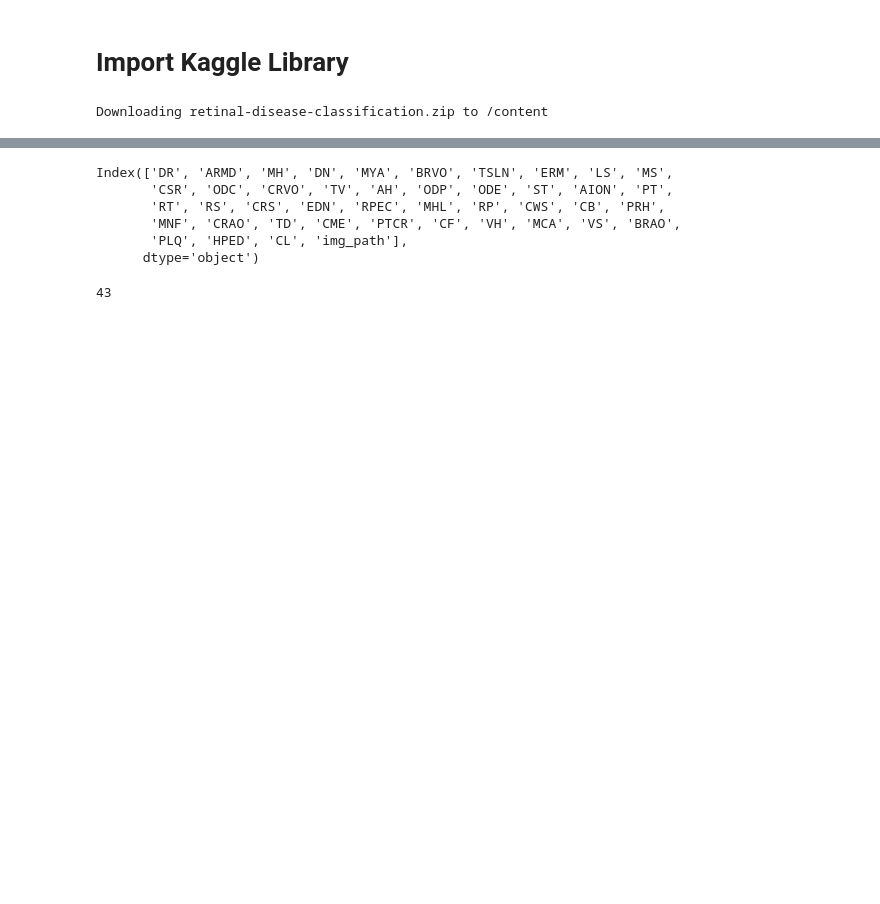
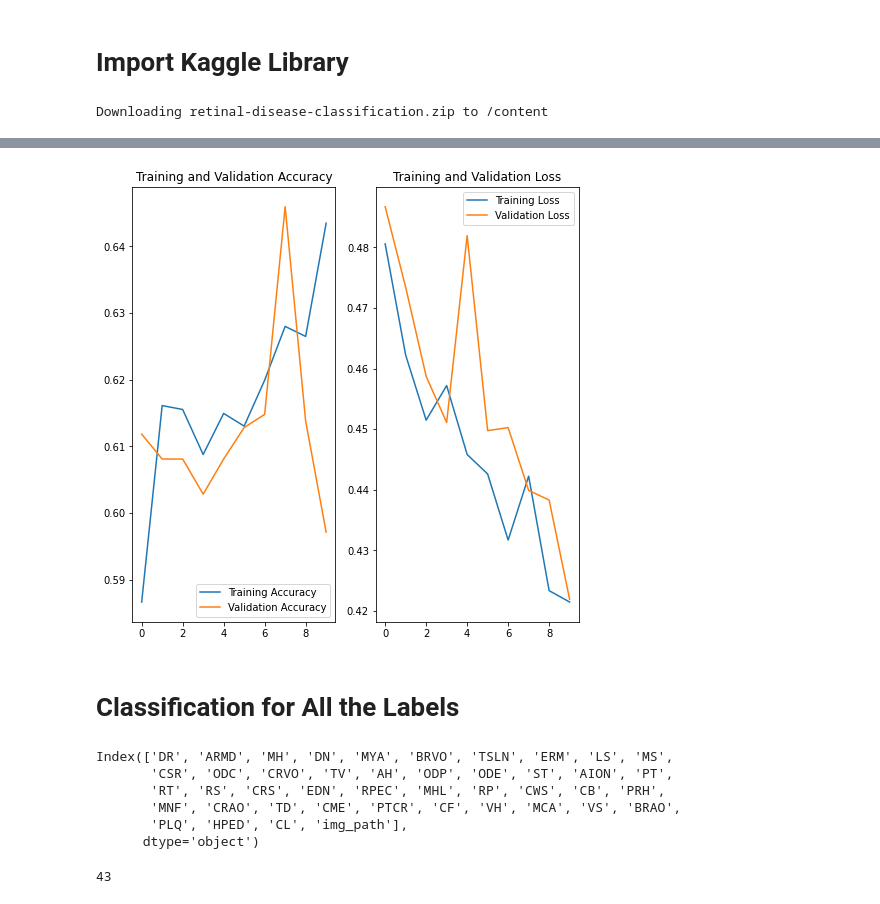
Before and after one commit to grace12021/MATH-748-Final-Project, a Jupyter notebook: progression2.ipynb, the cells around one changed output, grey strips where cells are left out. Saved outputs shown, nothing was run; the diff lists cells and outputs as text; code cells hidden in the pictures; blank space fills up the shorter version.

```diff
--- a/progression2.ipynb
+++ b/progression2.ipynb
@@ -45,0 +49,10 @@ pd.options.display.max_columns = 50
+# %%
+Y_train = list(train_df.drop(['img_path'], axis=1).columns)
+Y_val = list(val_df.drop(['img_path'], axis=1).columns)
+Y_test = list(test_df.drop(['img_path'], axis=1).columns)
+# %%
+train_datagen = tf.keras.preprocessing.image.ImageDataGenerator(rescale=1./255,
+                                                                horizontal_flip=True,
+                                                                vertical_flip=True)
+val_datagen = tf.keras.preprocessing.image.ImageDataGenerator(rescale=1./255)
+test_datagen = tf.keras.preprocessing.image.ImageDataGenerator(rescale=1./255)
@@ -45,0 +143,2 @@ pd.options.display.max_columns = 50
+# %%
+disease_history = cnet.fit(train_gen, epochs=10, validation_data=val_gen)
@@ -46,3 +166,28 @@ pd.options.display.max_columns = 50
+# %%
+auc = disease_history.history['auc_33']
+val_auc = disease_history.history['val_auc_33']
+loss = disease_history.history['loss']
+val_loss=disease_history.history['val_loss']
+
+epochs_range = range(10)
+
+plt.figure(figsize=(8, 8))
+plt.subplot(1, 2, 1)
+plt.plot(epochs_range, auc, label='Training Accuracy')
+plt.plot(epochs_range, val_auc, label='Validation Accuracy')
+plt.legend(loc='lower right')
+plt.title('Training and Validation Accuracy')
+
+plt.subplot(1, 2, 2)
+plt.plot(epochs_range, loss, label='Training Loss')
+plt.plot(epochs_range, val_loss, label='Validation Loss')
+plt.legend(loc='upper right')
+plt.title('Training and Validation Loss')
+plt.show()
+# %% [output]
+[figure, added]
+# %% [markdown]
+# Classification for All the Labels
 # %%
 train_df = pd.read_csv('Training_Set/Training_Set/RFMiD_Training_Labels.csv')
 val_df = pd.read_csv('Evaluation_Set/Evaluation_Set/RFMiD_Validation_Labels.csv')
```
Also changed, not shown: parts of 23 cells of this notebook.
